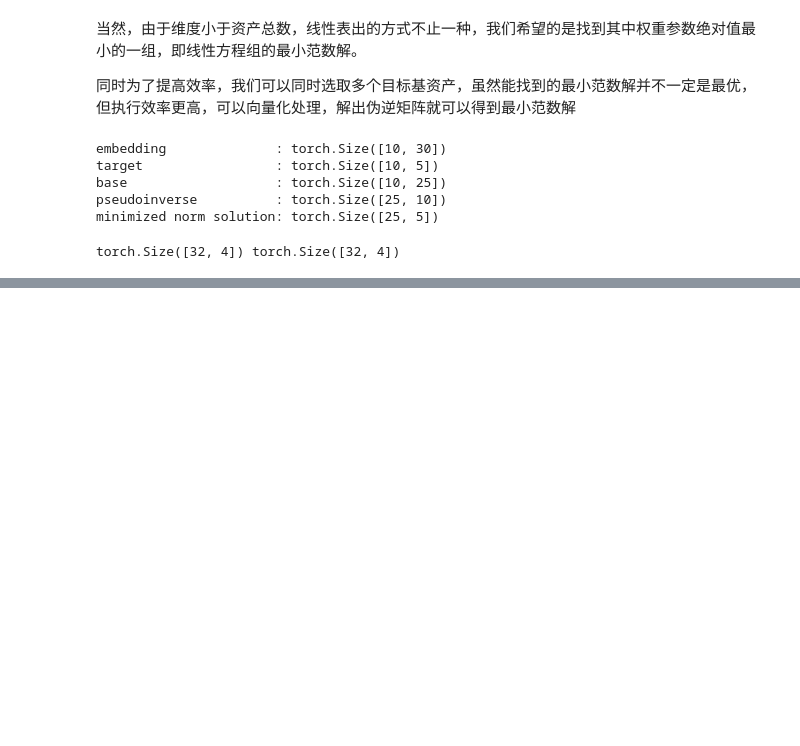
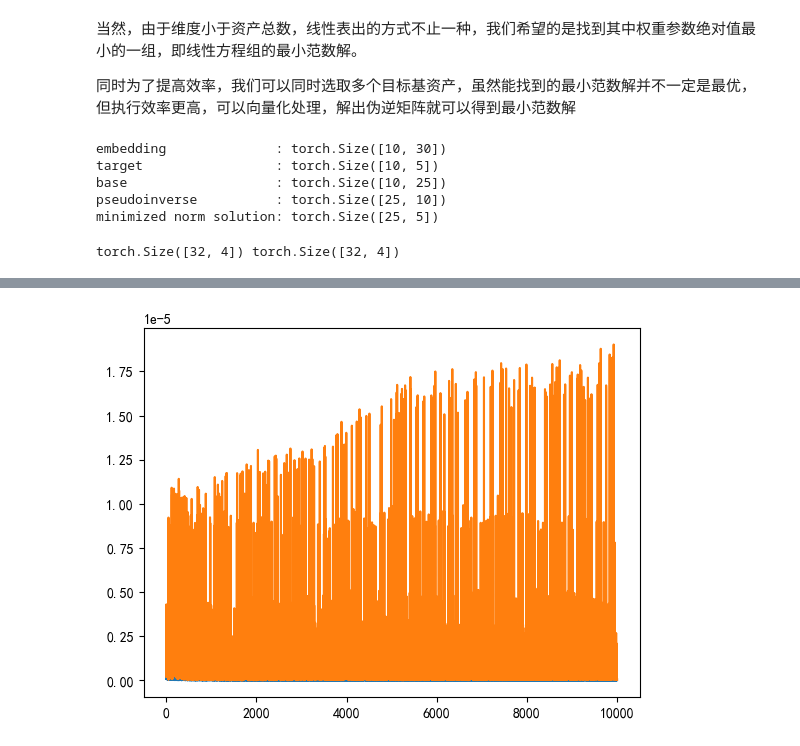
Before and after one commit to FerdinandEoverm/Index_Future_Prediction, a Jupyter notebook: Transformer model/Base_assets_embedding.ipynb, the cells around one changed output, grey strips where cells are left out. Cells and saved outputs as stored; diff of their text form; code cells hidden in the pictures; blank space fills up the shorter version.

```diff
--- a/Transformer model/Base_assets_embedding.ipynb
+++ b/Transformer model/Base_assets_embedding.ipynb
@@ -200,13 +320,14 @@ import matplotlib.pyplot as plt
 import tqdm
 
 num_assets = len(assets_list)
-embedding_dim = 10
-target_ratio = 0.5
-learning_rate = 1e-5
-weight_decay = 1e-5
 
+batch_size = 512
+embedding_dim = 12
+learning_rate = 0.09354097612272955
+target_ratio = 0.015112799860696802 # 最优的target ratio 接近0 说明只选择1个资产作为目标最好
+weight_decay = 1.0230687504458523e-05
 
-minimize_window = 5
+minimize_window = 100
 train_sample_range = train_yield.shape[1]
 test_sample_range = test_yield.shape[1]
 
@@ -214,62 +335,54 @@ model = AssetsEmbedding(num_assets = num_assets, embedding_dim = embedding_dim,
 loss_fn = nn.HuberLoss()
 optimizer = torch.optim.AdamW(model.parameters(),lr=learning_rate, weight_decay=weight_decay)
 
-
-
-def batch(train_batch_size = 128, test_batch_size = 32):
-
-    # 测试
-    model.eval()
-    with torch.no_grad():
-        batch_yield = []
-
-        begin = np.random.randint(0, test_sample_range - minimize_window, test_batch_size)
-        end = np.array([np.random.randint(first+minimize_window,test_sample_range) for first in begin])
-        # end = np.array([first+minimize_window for first in begin])
-
-
-        for i in range(test_batch_size):
-            range_yield = test_yield[:, begin[i]: end[i]]
-            target_yield = torch.mean(range_yield, dim = 1)
-            batch_yield.append(target_yield)
-        batch_yield = torch.stack(batch_yield)
-        x_pred, x_real = model.pre_train(batch_yield)
-        test_loss = loss_fn(x_pred, x_real)
+def batch(batch_size):
 
     # 训练
     model.train()
     batch_yield = []
-
-    begin = np.random.randint(0, train_sample_range - minimize_window, train_batch_size)
+    begin = np.random.randint(0, train_sample_range - minimize_window, batch_size)
     end = np.array([np.random.randint(first+minimize_window, train_sample_range) for first in begin])
-    # end = np.array([first+minimize_window for first in begin])
-
-    for i in range(train_batch_size):
+    for i in range(batch_size):
         range_yield = train_yield[:, begin[i]: end[i]]
         target_yield = torch.mean(range_yield, dim = 1)
         batch_yield.append(target_yield)
     batch_yield = torch.stack(batch_yield)
 
     x_pred, x_real = model.pre_train(batch_yield)
     optimizer.zero_grad()
     train_loss = loss_fn(x_pred, x_real)
     train_loss.backward()
     optimizer.step()
 
+    # 测试
+    model.eval()
+    with torch.no_grad():
+        batch_yield = []
+        begin = np.random.randint(0, test_sample_range - minimize_window, batch_size)
+        end = np.array([np.random.randint(first+minimize_window,test_sample_range) for first in begin])
+        for i in range(batch_size):
+            range_yield = test_yield[:, begin[i]: end[i]]
+            target_yield = torch.mean(range_yield, dim = 1)
+            batch_yield.append(target_yield)
+        batch_yield = torch.stack(batch_yield)
+        x_pred, x_real = model.pre_train(batch_yield)
+        test_loss = loss_fn(x_pred, x_real)
     return train_loss.cpu().detach(), test_loss.cpu().detach()
 
 def train(round):
     train_losses = []
     test_losses = []
     for i in tqdm.tqdm(range(round)):
-        train_loss, test_loss = batch(train_batch_size = 128, test_batch_size = 128)
+        train_loss, test_loss = batch(batch_size = batch_size)
         train_losses.append(train_loss)
         test_losses.append(test_loss)
 
     plt.plot(range(round), train_losses)
     plt.plot(range(round), test_losses)
     plt.show()
 
 train(10000)
+# %% [output]
+[figure, added]
 # %%
 embeddings = model.embedding.weight.detach().cpu().numpy()
```
Also changed, not shown: parts of 20 cells of this notebook, 5 other files.
